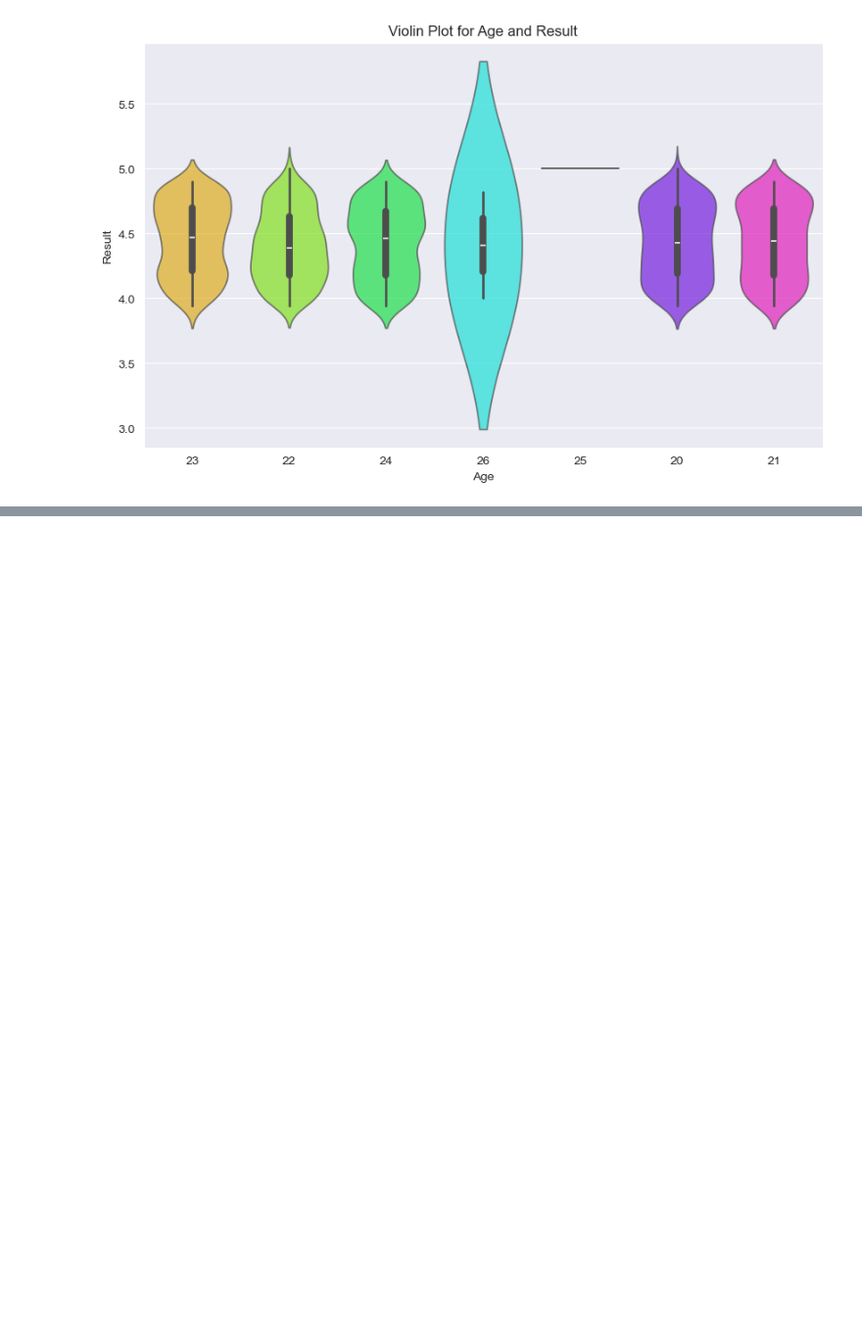
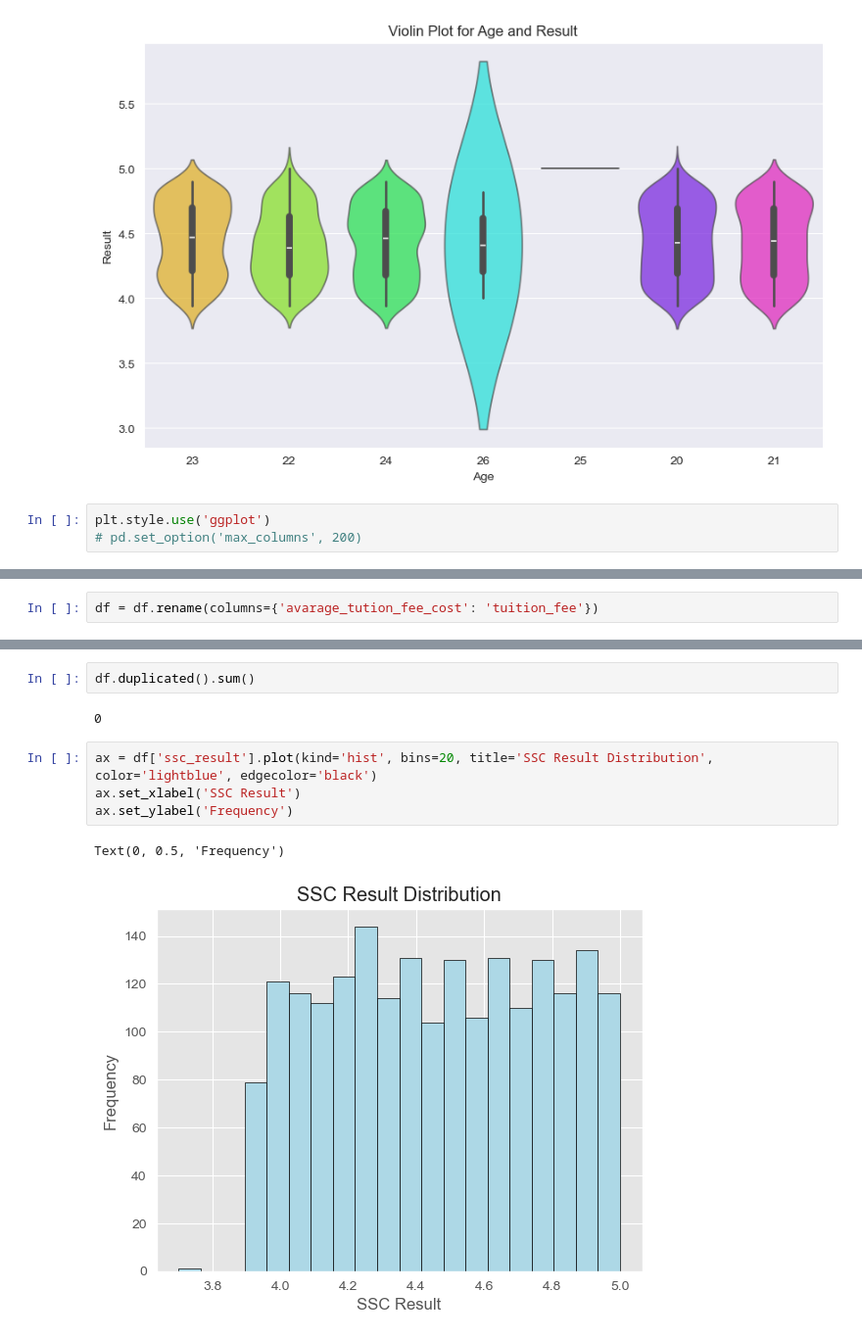
Before and after one commit to ssavi45/Student-Performance-Predictor, a Jupyter notebook: study.ipynb, the cells around one changed output, grey strips where cells are left out. Shown at 98% size. Cells and saved outputs as stored; diff of their text form; blank space fills up the shorter version.

Commit message:
some plot added

```diff
--- a/study.ipynb
+++ b/study.ipynb
@@ -223,3 +223,6 @@ plt.ylabel('Result')
 plt.show()
 # %% [output]
 [figure]
+# %%
+plt.style.use('ggplot')
+# pd.set_option('max_columns', 200)
@@ -225,0 +248,2 @@ plt.show()
+# %%
+df = df.rename(columns={'avarage_tution_fee_cost': 'tuition_fee'})
@@ -225,0 +259,11 @@ plt.show()
+# %%
+df.duplicated().sum()
+# %% [output]
+0
+# %%
+ax = df['ssc_result'].plot(kind='hist', bins=20, title='SSC Result Distribution', color='lightblue', edgecolor='black')
+ax.set_xlabel('SSC Result')
+ax.set_ylabel('Frequency')
+# %% [output]
+Text(0, 0.5, 'Frequency')
+[figure, added]
```
Also changed, not shown: parts of 3 cells of this notebook.
